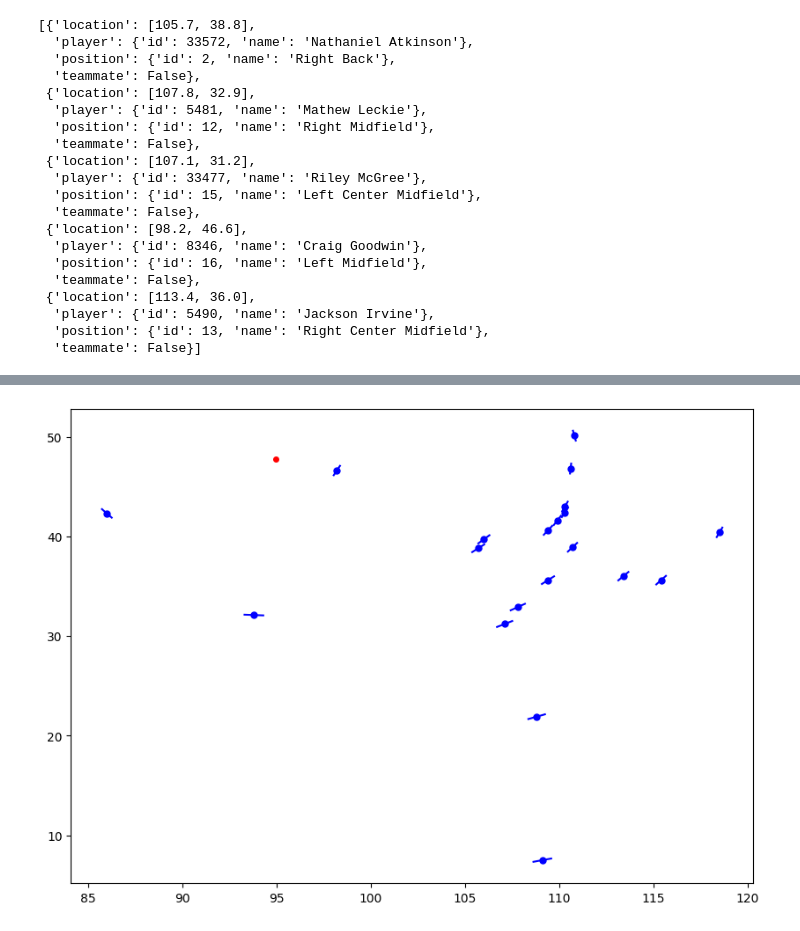
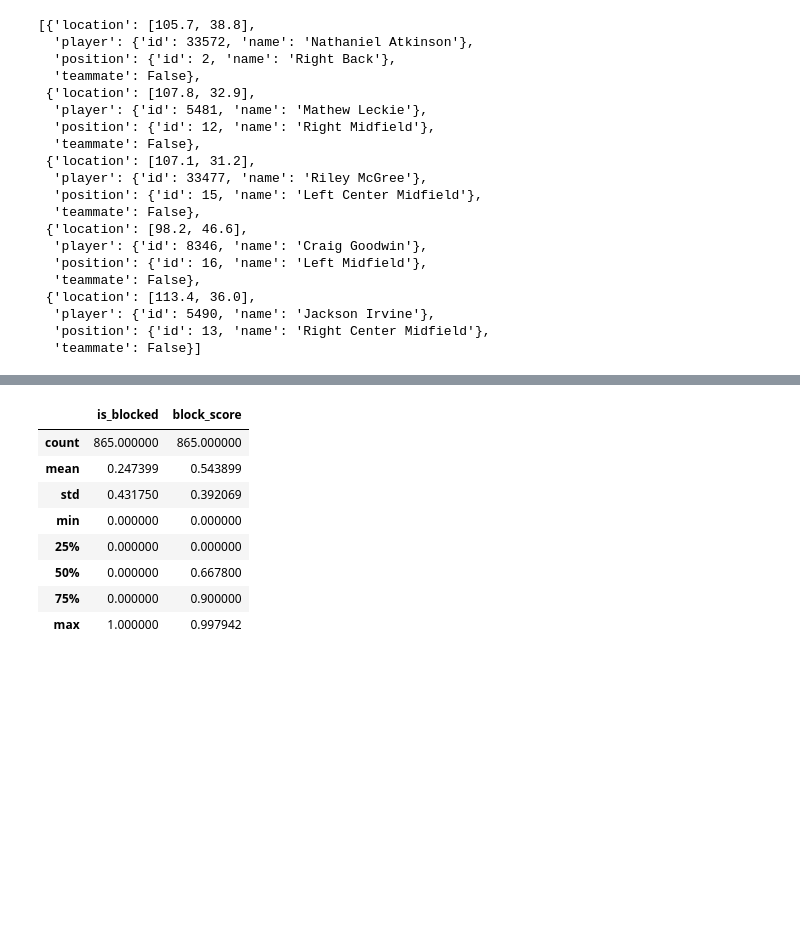
Before and after one commit to AndrewRook/soccer_analytics, a Jupyter notebook: analysis_notebooks/xg/shot_block_eda_2.ipynb, the cells around one changed output, grey strips where cells are left out. Drawn from its saved outputs; the diff is of its cells as text; code cells hidden in the pictures; blank space fills up the shorter version.

```diff
--- a/analysis_notebooks/xg/shot_block_eda_2.ipynb
+++ b/analysis_notebooks/xg/shot_block_eda_2.ipynb
@@ -171,24 +59,0 @@ array([12.8, 12.8, 12.8, 12.8, 12.8, 12.8, 12.8, 12.8, 12.8, 12.8, 12.8,
-# %%
-import math
-def generate_player_intercepts(player_location: Point, shot_location: Point, offset: float):
-    theta = math.atan2(shot_location.y - player_location.y, shot_location.x - player_location.x)
-    # Rotation matrix
-    offset_x = -offset * math.sin(theta)
-    offset_y = offset * math.cos(theta)
-    intercept_1 = Point(player_location.x + offset_x, player_location.y + offset_y)
-    intercept_2 = Point(player_location.x - offset_x, player_location.y - offset_y)
-    return intercept_1, intercept_2
-
-
-row = df.iloc[0]
-fig, ax = plt.subplots(1, 1, figsize=(10, 7))
-
-ax.plot([row.coordinates_x], [row.coordinates_y], color="red", marker="o", ms=4)
-for player_data in row.freeze_frame:
-    intercept_1, intercept_2 = generate_player_intercepts(
-        Point(*player_data["location"]), Point(row.coordinates_x, row.coordinates_y), 0.5
-    )
-    ax.plot([player_data["location"][0]], [player_data["location"][1]], color="blue", marker="o", ms=5)
-    ax.plot([intercept_1.x, intercept_2.x], [intercept_1.y, intercept_2.y], color="blue")
-# %% [output]
-[figure, removed]
@@ -213,0 +67,17 @@ df.head()
+# %%
+block_info = pd.DataFrame({
+    "is_blocked": is_blocked,
+    "block_score": block_score.values,
+    "raw_event": raw_events
+})
+block_info.describe()
+# %% [output]
+|  | is_blocked | block_score |
+| count | 865.000000 | 865.000000 |
+| mean | 0.247399 | 0.543899 |
+| std | 0.431750 | 0.392069 |
+| min | 0.000000 | 0.000000 |
+| 25% | 0.000000 | 0.000000 |
+| 50% | 0.000000 | 0.667800 |
+| 75% | 0.000000 | 0.900000 |
+| max | 1.000000 | 0.997942 |
```
Also changed, not shown: parts of 13 cells of this notebook, 2 other files.
